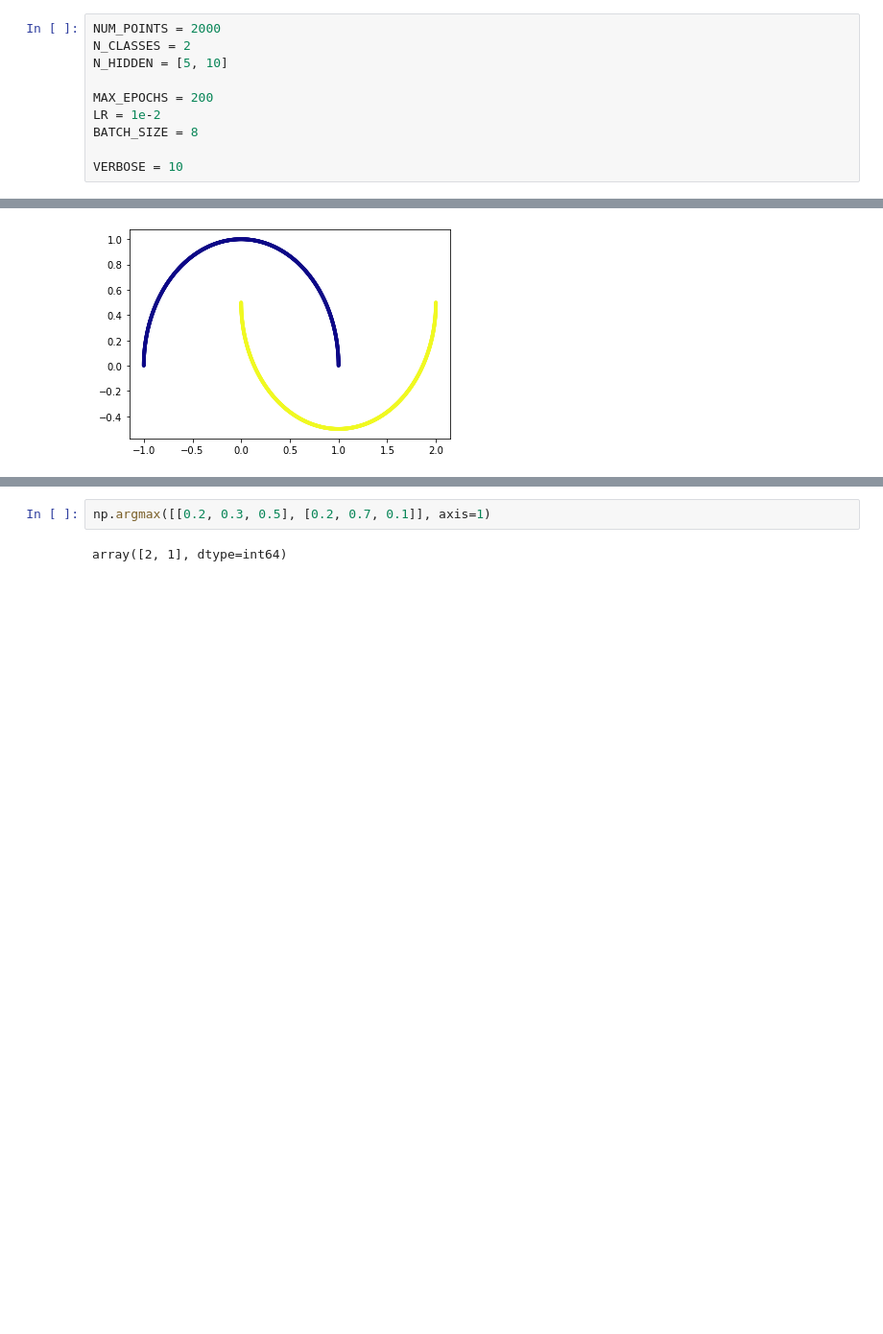
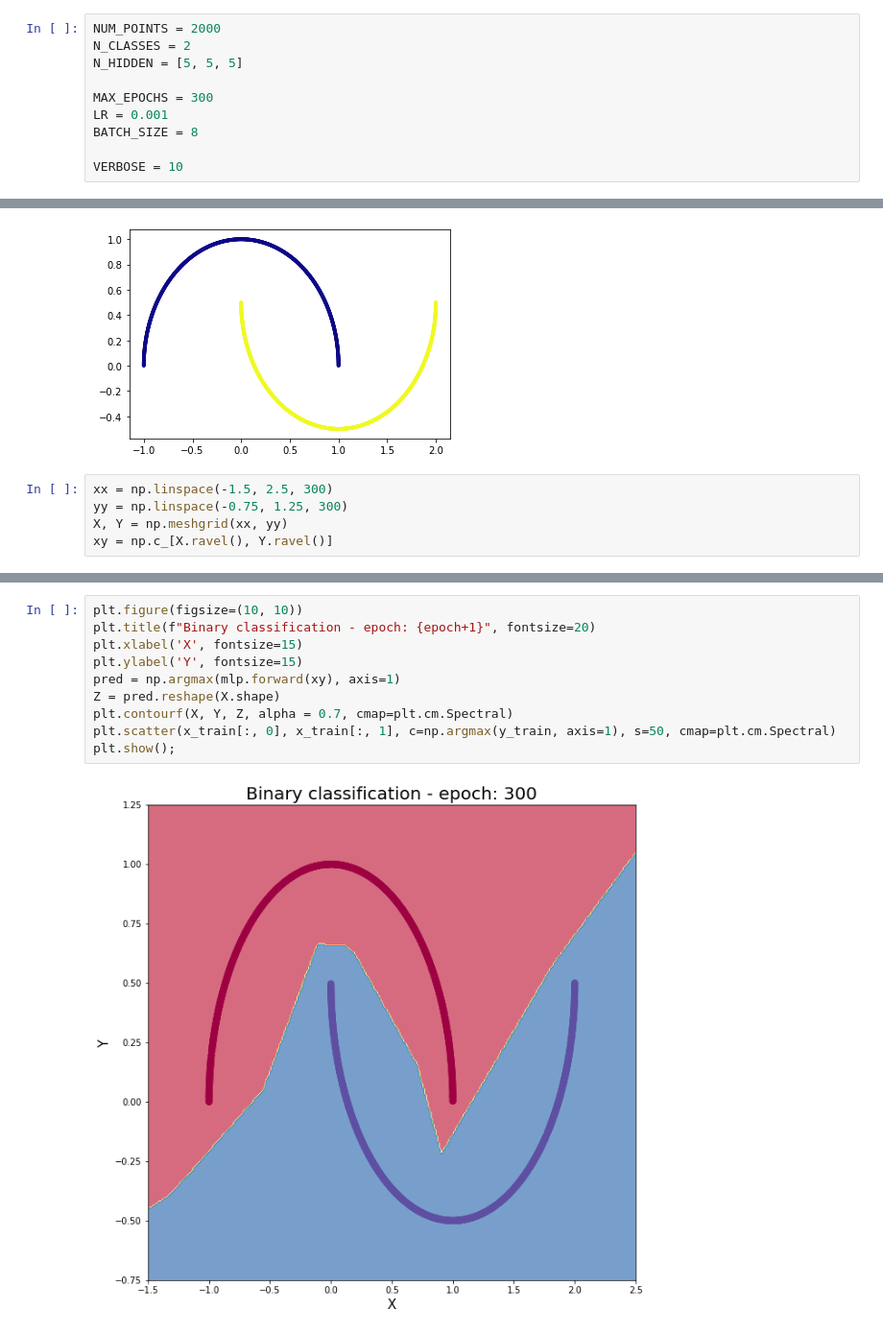
Before and after one commit to XDZhelheim/CS324-DeepLearning-Lab, a Jupyter notebook: Assignment1/Part2_3/task2_3.ipynb, the cells around one changed output, grey strips where cells are left out. Shown at 96% size. Saved outputs shown, nothing was run; the diff lists cells and outputs as text; blank space fills up the shorter version.

Commit message:
train visual

```diff
--- a/Assignment1/Part2_3/task2_3.ipynb
+++ b/Assignment1/Part2_3/task2_3.ipynb
@@ -16,10 +16,10 @@ SEED = 27
 # %%
 NUM_POINTS = 2000
 N_CLASSES = 2
-N_HIDDEN = [5, 10]
+N_HIDDEN = [5, 5, 5]
 
-MAX_EPOCHS = 200
-LR = 1e-2
+MAX_EPOCHS = 300
+LR = 0.001
 BATCH_SIZE = 8
 
 VERBOSE = 10
@@ -35,6 +35,11 @@ x_train, x_test, y_train, y_test = train_test_split(x,
                                                     random_state=SEED);
 # %% [output]
 [figure]
+# %%
+xx = np.linspace(-1.5, 2.5, 300)
+yy = np.linspace(-0.75, 1.25, 300)
+X, Y = np.meshgrid(xx, yy)
+xy = np.c_[X.ravel(), Y.ravel()]
 # %%
 mlp = MLP(x.shape[1], N_HIDDEN, N_CLASSES)
 loss = CrossEntropy()
@@ -93,4 +110,12 @@ Num of batches = 200
-# %%
-np.argmax([[0.2, 0.3, 0.5], [0.2, 0.7, 0.1]], axis=1)
-# %% [output]
-array([2, 1], dtype=int64)
+# %%
+plt.figure(figsize=(10, 10))
+plt.title(f"Binary classification - epoch: {epoch+1}", fontsize=20)
+plt.xlabel('X', fontsize=15)
+plt.ylabel('Y', fontsize=15)
+pred = np.argmax(mlp.forward(xy), axis=1)
+Z = pred.reshape(X.shape)
+plt.contourf(X, Y, Z, alpha = 0.7, cmap=plt.cm.Spectral)
+plt.scatter(x_train[:, 0], x_train[:, 1], c=np.argmax(y_train, axis=1), s=50, cmap=plt.cm.Spectral)
+plt.show();
+# %% [output]
+[figure, added]
```
Also changed, not shown: parts of 2 cells of this notebook, 4 other files.
